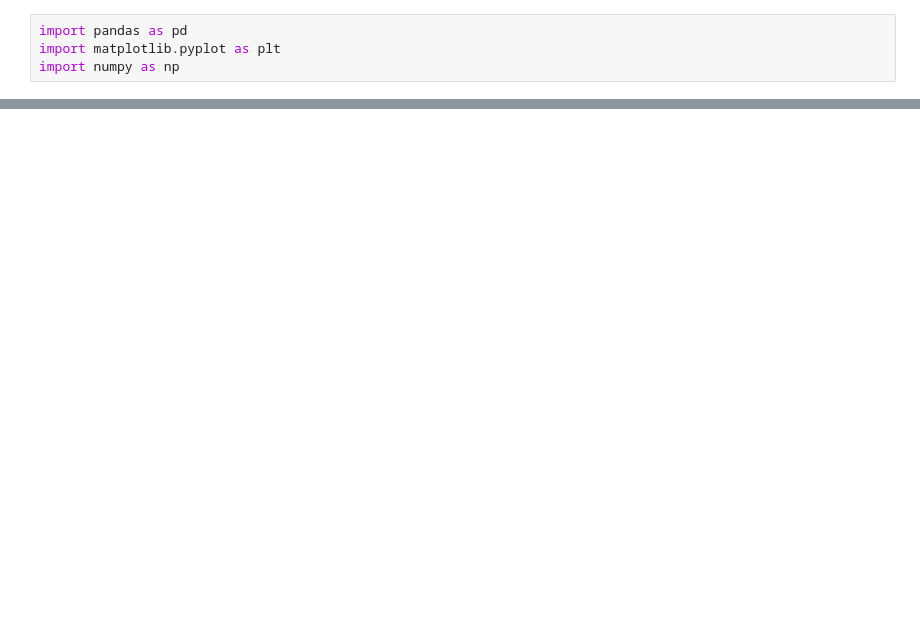
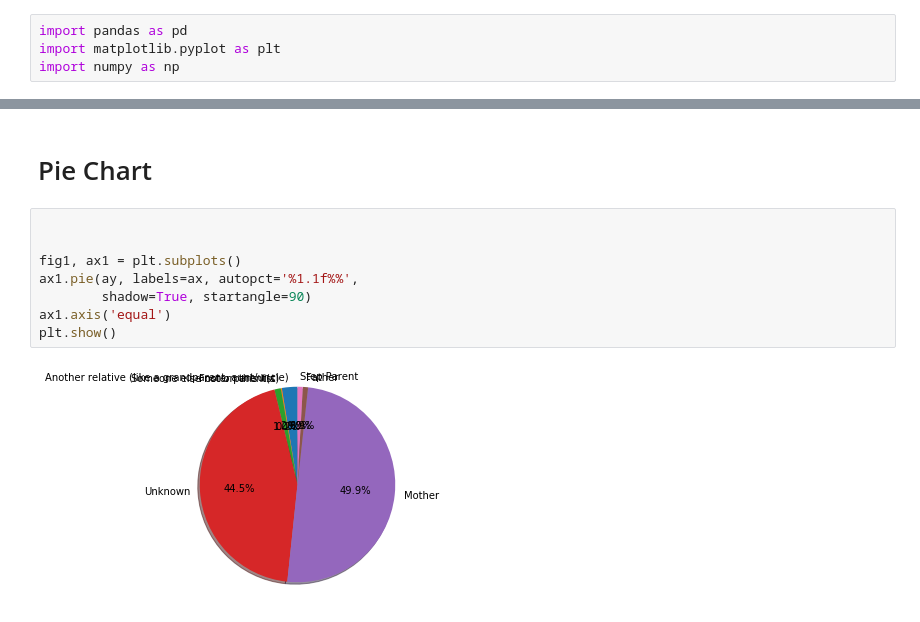
Before and after one commit to MozillaDataScience/outreachy-datascience-2018, a Jupyter notebook: proposals/12_brunapinos.ipynb, the cells around one changed output, grey strips where cells are left out. Cells and saved outputs as stored; diff of their text form; blank space fills up the shorter version.

```diff
--- a/proposals/12_brunapinos.ipynb
+++ b/proposals/12_brunapinos.ipynb
@@ -109,0 +161,12 @@ pd.crosstab( csv ['parents'], csv ['gender'], margins=True)
+# %% [markdown]
+# Pie Chart
+# %%
+
+
+fig1, ax1 = plt.subplots()
+ax1.pie(ay, labels=ax, autopct='%1.1f%%',
+        shadow=True, startangle=90)
+ax1.axis('equal')
+plt.show()
+# %% [output]
+[figure, added]
```
Also changed, not shown: parts of 28 cells of this notebook.
